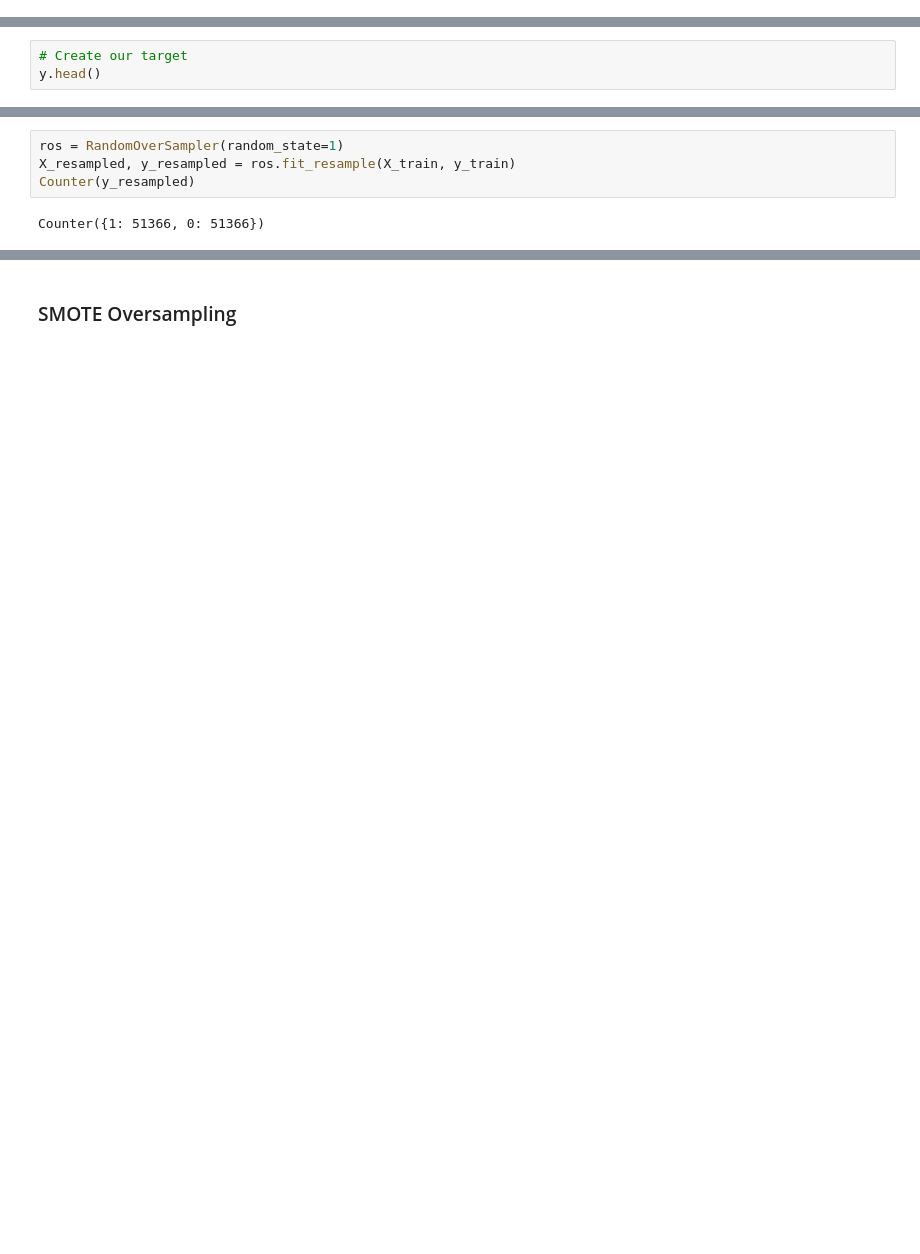
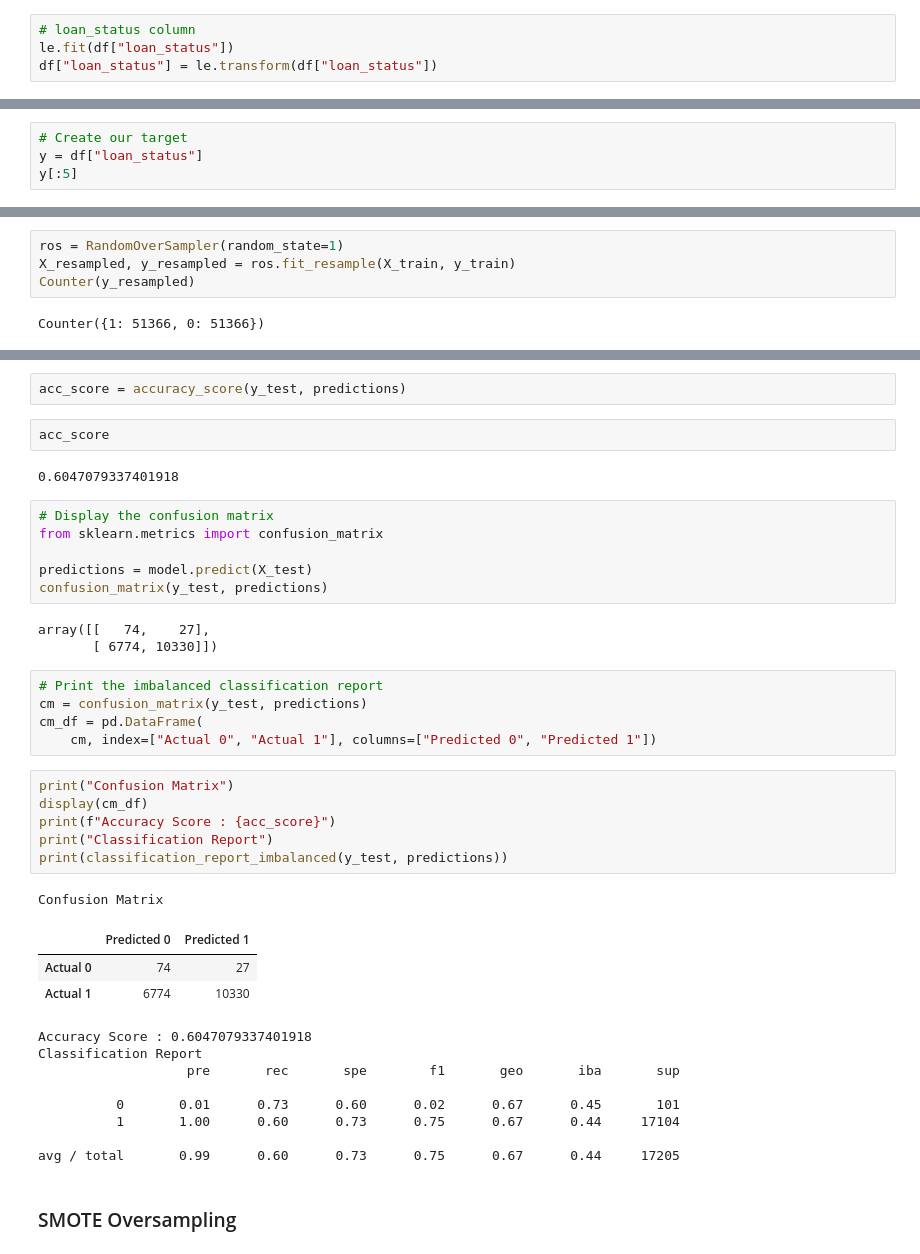
Before and after one commit to reajdft/Credit-Risk-Analysis, a Jupyter notebook: Resampling.ipynb, the cells around one changed output, grey strips where cells are left out. Saved outputs shown, nothing was run; the diff lists cells and outputs as text; blank space fills up the shorter version.

```diff
--- a/Resampling.ipynb
+++ b/Resampling.ipynb
@@ -131,3 +124,7 @@ X = df.copy()
+# %%
+# loan_status column
+le.fit(df["loan_status"])
+df["loan_status"] = le.transform(df["loan_status"])
 # %% [markdown]
 # Split the Data into Training and Testing
 # %%
@@ -144,7 +142,8 @@ X.head()
 5 rows × 95 columns
 # %%
 # Create our target
-y.head()
+y = df["loan_status"]
+y[:5]
 # %% [output]
 0    1
 1    1
@@ -261,2 +203,41 @@ avg / total       0.99      0.71      0.72      0.82      0.72      0.51     172
+# %%
+acc_score = accuracy_score(y_test, predictions)
+# %%
+acc_score
+# %% [output]
+0.6047079337401918
+# %%
+# Display the confusion matrix
+from sklearn.metrics import confusion_matrix
+
+predictions = model.predict(X_test)
+confusion_matrix(y_test, predictions)
+# %% [output]
+array([[   74,    27],
+       [ 6774, 10330]])
+# %%
+# Print the imbalanced classification report
+cm = confusion_matrix(y_test, predictions)
+cm_df = pd.DataFrame(
+    cm, index=["Actual 0", "Actual 1"], columns=["Predicted 0", "Predicted 1"])
+# %%
+print("Confusion Matrix")
+display(cm_df)
+print(f"Accuracy Score : {acc_score}")
+print("Classification Report")
+print(classification_report_imbalanced(y_test, predictions))
+# %% [output]
+Confusion Matrix
+|  | Predicted 0 | Predicted 1 |
+| Actual 0 | 74 | 27 |
+| Actual 1 | 6774 | 10330 |
+Accuracy Score : 0.6047079337401918
+Classification Report
+                   pre       rec       spe        f1       geo       iba       sup
+
+          0       0.01      0.73      0.60      0.02      0.67      0.45       101
+          1       1.00      0.60      0.73      0.75      0.67      0.44     17104
+
+avg / total       0.99      0.60      0.73      0.75      0.67      0.44     17205
 # %% [markdown]
 ### SMOTE Oversampling
```
Also changed, not shown: parts of 43 cells of this notebook.
